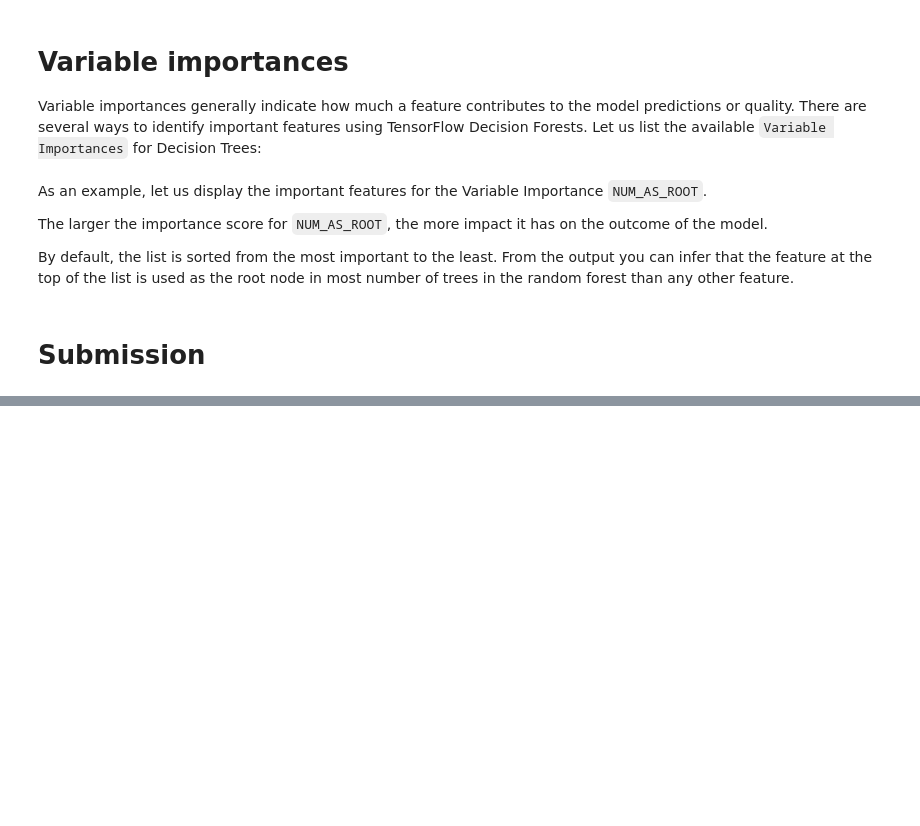
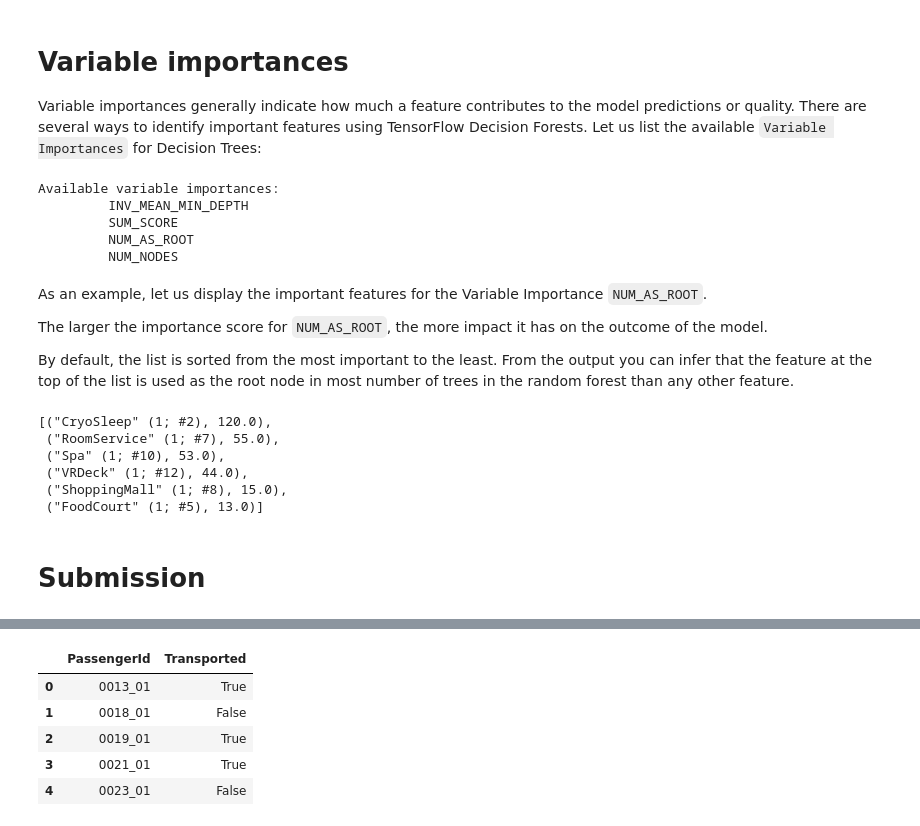
Before and after one commit to alishhde/AI-Diversify, a Jupyter notebook: 0005 Kaggle - Spaceship Titanic/spaceship-titanic-with-tfdf.ipynb, the cells around one changed output, grey strips where cells are left out. Cells and saved outputs as stored; diff of their text form; code cells hidden in the pictures; blank space fills up the shorter version.

Commit message:
Kaggle code Review, my Solution Initialization

```diff
--- a/0005 Kaggle - Spaceship Titanic/spaceship-titanic-with-tfdf.ipynb
+++ b/0005 Kaggle - Spaceship Titanic/spaceship-titanic-with-tfdf.ipynb
@@ -38,7 +38,7 @@ TensorFlow Decision Forests v1.8.1
 # Load the Dataset
 # %%
 # Load a dataset into a Pandas Dataframe
-dataset_df = pd.read_csv('0005 Kaggle - Spaceship Titanic/datasets/train.csv')
+dataset_df = pd.read_csv('datasets/train.csv')
 print("Full train dataset shape is {}".format(dataset_df.shape))
 # %% [output]
 Full train dataset shape is (8693, 14)
@@ -239,6 +345,12 @@ Let us list the available `Variable Importances` for Decision Trees:
 print(f"Available variable importances:")
 for importance in inspector.variable_importances().keys():
   print("\t", importance)
+# %% [output]
+Available variable importances:
+         INV_MEAN_MIN_DEPTH
+         SUM_SCORE
+         NUM_AS_ROOT
+         NUM_NODES
 # %% [markdown]
 As an example, let us display the important features for the Variable Importance `NUM_AS_ROOT`.
 
@@ -248,11 +360,18 @@ By default, the list is sorted from the most important to the least. From the ou
 # %%
 # Each line is: (feature name, (index of the feature), importance score)
 inspector.variable_importances()["NUM_AS_ROOT"]
+# %% [output]
+[("CryoSleep" (1; #2), 120.0),
+ ("RoomService" (1; #7), 55.0),
+ ("Spa" (1; #10), 53.0),
+ ("VRDeck" (1; #12), 44.0),
+ ("ShoppingMall" (1; #8), 15.0),
+ ("FoodCourt" (1; #5), 13.0)]
 # %% [markdown]
 # Submission
 # %%
 # Load the test dataset
-test_df = pd.read_csv('/kaggle/input/spaceship-titanic/test.csv')
+test_df = pd.read_csv('datasets/test.csv')
 submission_id = test_df.PassengerId
 
 # Replace NaN values with zero
@@ -276,3 +395,4 @@ output = pd.DataFrame({'PassengerId': submission_id,
                        'Transported': n_predictions.squeeze()})
 
 output.head()
+# %% [output]
@@ -279 +400,7 @@ output.head()
+|  | PassengerId | Transported |
+| 0 | 0013_01 | True |
+| 1 | 0018_01 | False |
+| 2 | 0019_01 | True |
+| 3 | 0021_01 | True |
+| 4 | 0023_01 | False |
 # %%
```
Also changed, not shown: parts of 25 cells of this notebook, 2 other files.
